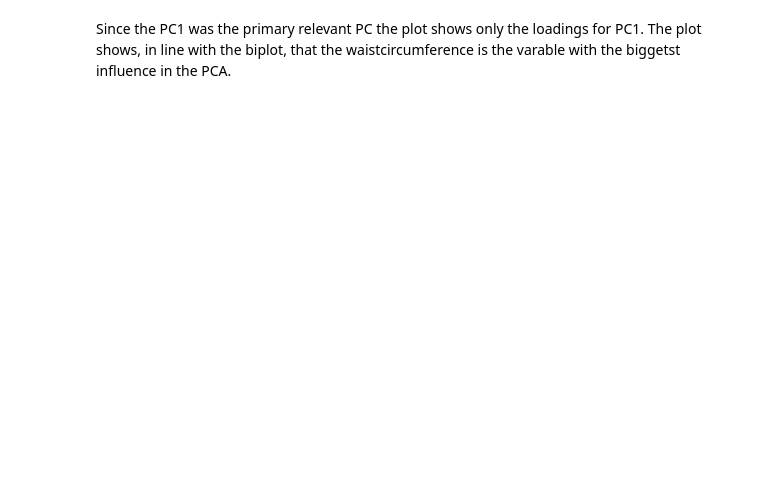
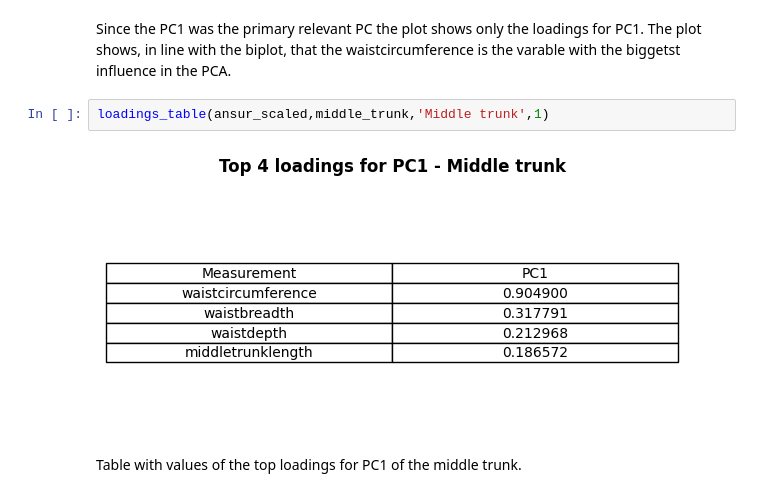
Before and after one commit to jobindjohn/anthromass, a Jupyter notebook: anthropmass/nbs/312_anthro_pca_viz_middle_trunk.ipynb, the cells around one changed output. Saved outputs shown, nothing was run; the diff lists cells and outputs as text; blank space fills up the shorter version.

```diff
--- a/anthropmass/nbs/312_anthro_pca_viz_middle_trunk.ipynb
+++ b/anthropmass/nbs/312_anthro_pca_viz_middle_trunk.ipynb
@@ -59,2 +57,8 @@ plot_loadings(ansur_scaled,middle_trunk,'Middle trunk',1)
 # %% [markdown]
 Since the PC1 was the primary relevant PC the plot shows only the loadings for PC1. The plot shows, in line with the biplot, that the waistcircumference is the varable with the biggetst influence in the PCA.
+# %%
+loadings_table(ansur_scaled,middle_trunk,'Middle trunk',1)
+# %% [output]
+[figure, added]
+# %% [markdown]
+Table with values of the top loadings for PC1 of the middle trunk.
```
Also changed, not shown: parts of 3 cells of this notebook, 11 other files.
